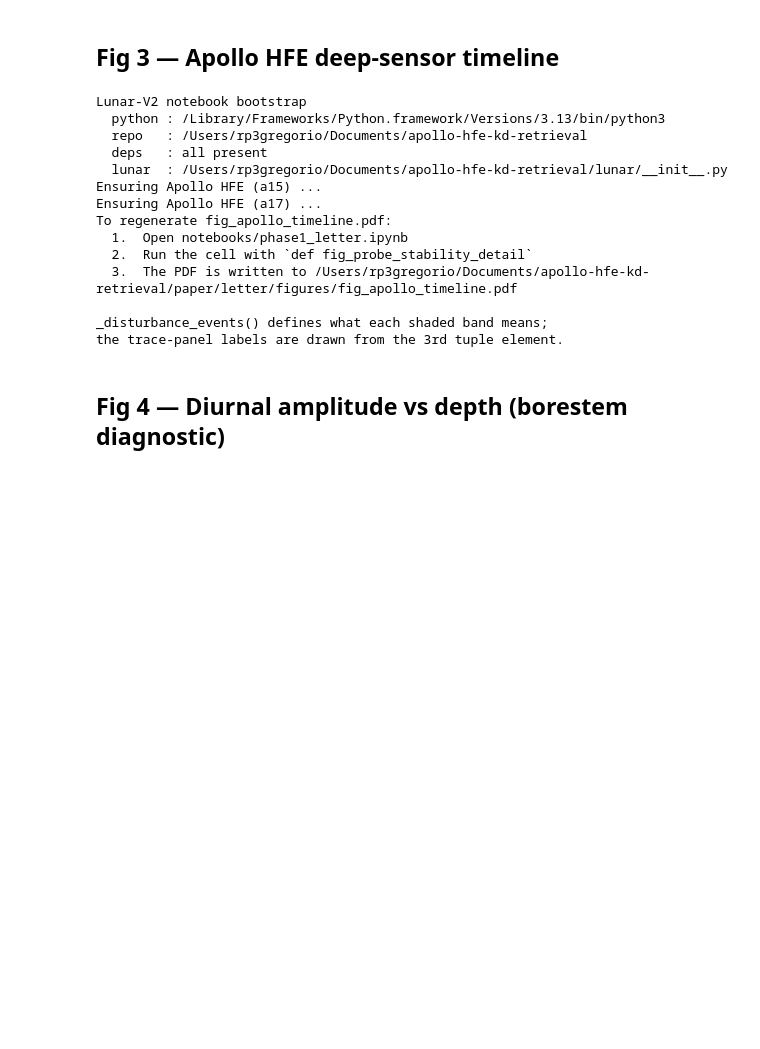
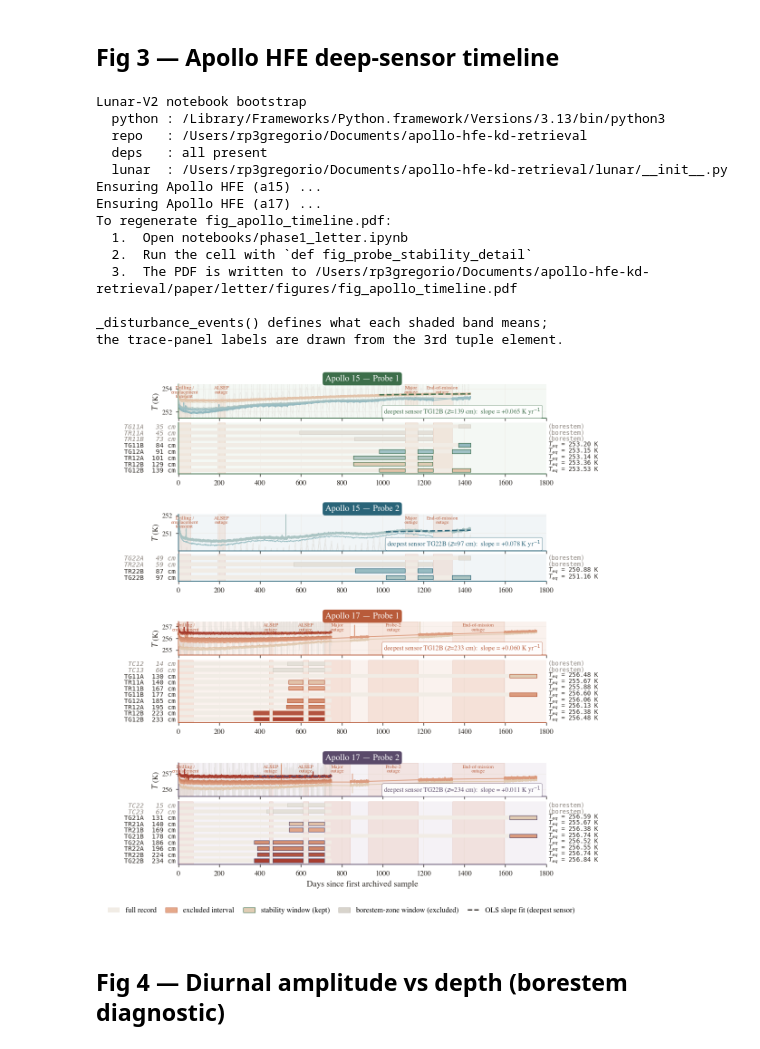
Before and after one commit to rp3gregorio/Lunar-HFE, a Jupyter notebook: notebooks/01_methods.ipynb, the cells around one changed output. Saved outputs shown, nothing was run; the diff lists cells and outputs as text; code cells hidden in the pictures; blank space fills up the shorter version.

```diff
--- a/notebooks/01_methods.ipynb
+++ b/notebooks/01_methods.ipynb
@@ -42,21 +67,23 @@ make_context_map_figure.main()
 # %%
 import make_apollo_timeline
 make_apollo_timeline.main()
+show_fig('fig_apollo_timeline')
 # %% [output]
 Lunar-V2 notebook bootstrap
   python : /Library/Frameworks/Python.framework/Versions/3.13/bin/python3
   repo   : /Users/rp3gregorio/Documents/apollo-hfe-kd-retrieval
   deps   : all present
   lunar  : /Users/rp3gregorio/Documents/apollo-hfe-kd-retrieval/lunar/__init__.py
 Ensuring Apollo HFE (a15) ...
 Ensuring Apollo HFE (a17) ...
 To regenerate fig_apollo_timeline.pdf:
   1.  Open notebooks/phase1_letter.ipynb
   2.  Run the cell with `def fig_probe_stability_detail`
   3.  The PDF is written to /Users/rp3gregorio/Documents/apollo-hfe-kd-retrieval/paper/letter/figures/fig_apollo_timeline.pdf
 
 _disturbance_events() defines what each shaded band means;
 the trace-panel labels are drawn from the 3rd tuple element.
+[figure, added]
 # %% [markdown]
 ## Fig 4 — Diurnal amplitude vs depth (borestem diagnostic)
 # %%
```
Also changed, not shown: parts of 4 cells of this notebook, 2 other files.
